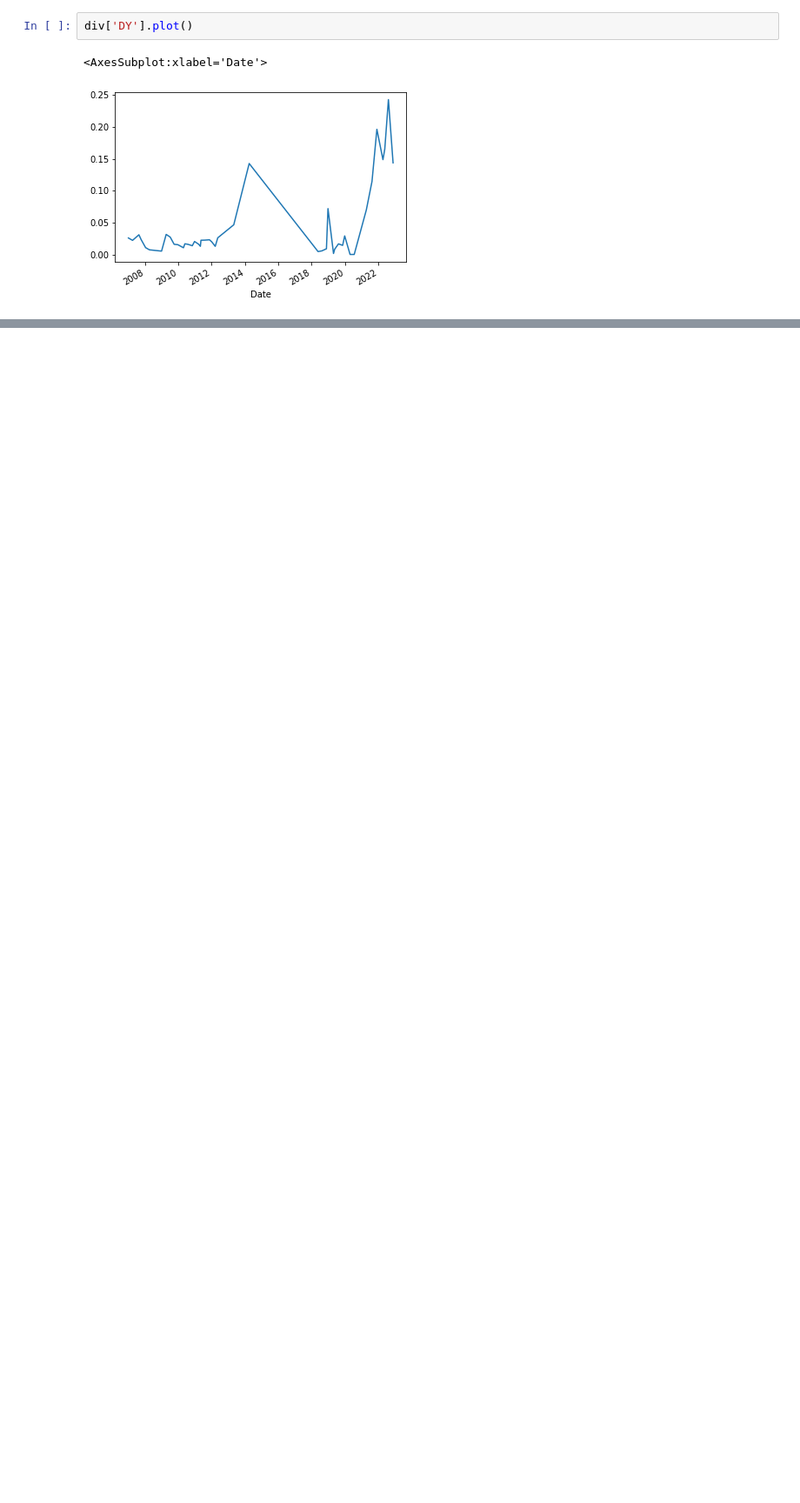
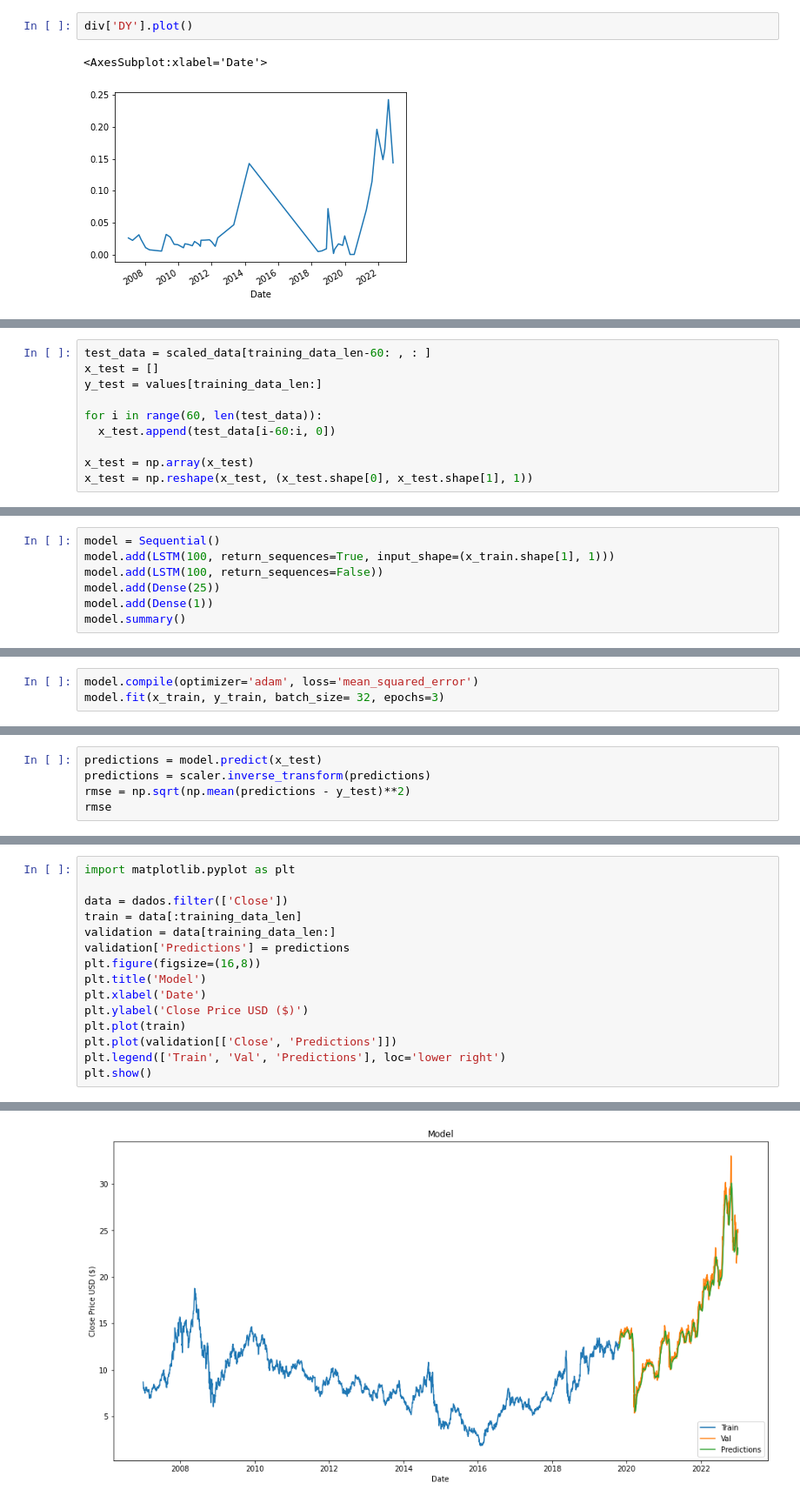
Before and after one commit to LucasGama1207/petr4_prediction, a Jupyter notebook: Petro.ipynb, the cells around one changed output, grey strips where cells are left out. Shown at 87% size. Cells and saved outputs as stored; diff of their text form; blank space fills up the shorter version.

Commit message:
first lstm pred

```diff
--- a/Petro.ipynb
+++ b/Petro.ipynb
@@ -193,0 +287,10 @@ Username for 'https://github.com':
+# %%
+test_data = scaled_data[training_data_len-60: , : ]
+x_test = []
+y_test = values[training_data_len:]
+
+for i in range(60, len(test_data)):
+  x_test.append(test_data[i-60:i, 0])
+
+x_test = np.array(x_test)
+x_test = np.reshape(x_test, (x_test.shape[0], x_test.shape[1], 1))
@@ -193,0 +309,7 @@ Username for 'https://github.com':
+# %%
+model = Sequential()
+model.add(LSTM(100, return_sequences=True, input_shape=(x_train.shape[1], 1)))
+model.add(LSTM(100, return_sequences=False))
+model.add(Dense(25))
+model.add(Dense(1))
+model.summary()
@@ -193,0 +334,3 @@ Username for 'https://github.com':
+# %%
+model.compile(optimizer='adam', loss='mean_squared_error')
+model.fit(x_train, y_train, batch_size= 32, epochs=3)
@@ -193,0 +345,5 @@ Username for 'https://github.com':
+# %%
+predictions = model.predict(x_test)
+predictions = scaler.inverse_transform(predictions)
+rmse = np.sqrt(np.mean(predictions - y_test)**2)
+rmse
@@ -193,0 +352,16 @@ Username for 'https://github.com':
+# %%
+import matplotlib.pyplot as plt
+
+data = dados.filter(['Close'])
+train = data[:training_data_len]
+validation = data[training_data_len:]
+validation['Predictions'] = predictions
+plt.figure(figsize=(16,8))
+plt.title('Model')
+plt.xlabel('Date')
+plt.ylabel('Close Price USD ($)')
+plt.plot(train)
+plt.plot(validation[['Close', 'Predictions']])
+plt.legend(['Train', 'Val', 'Predictions'], loc='lower right')
+plt.show()
+# %% [output]
@@ -193,0 +373 @@ Username for 'https://github.com':
+[figure, added]
```
Also changed, not shown: parts of 51 cells of this notebook.
